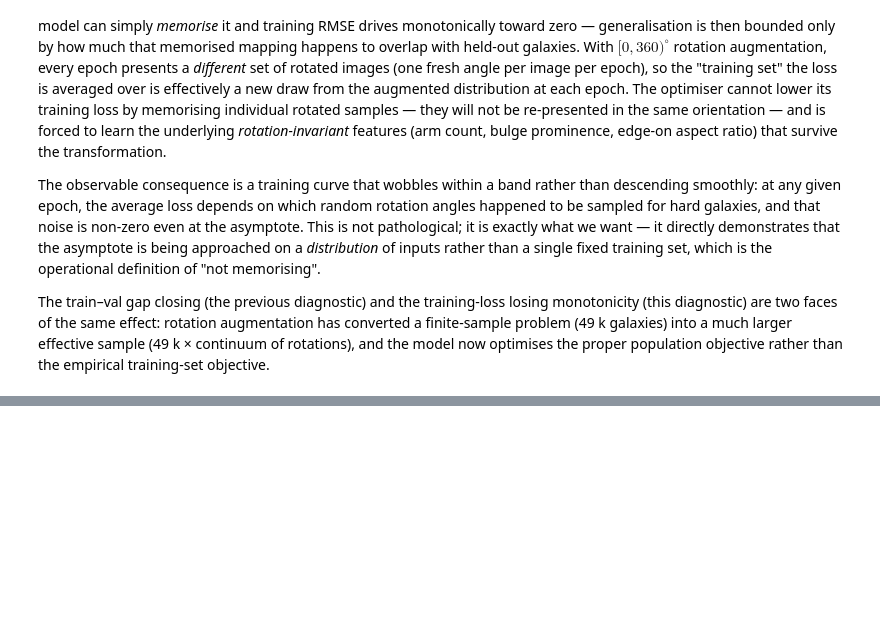
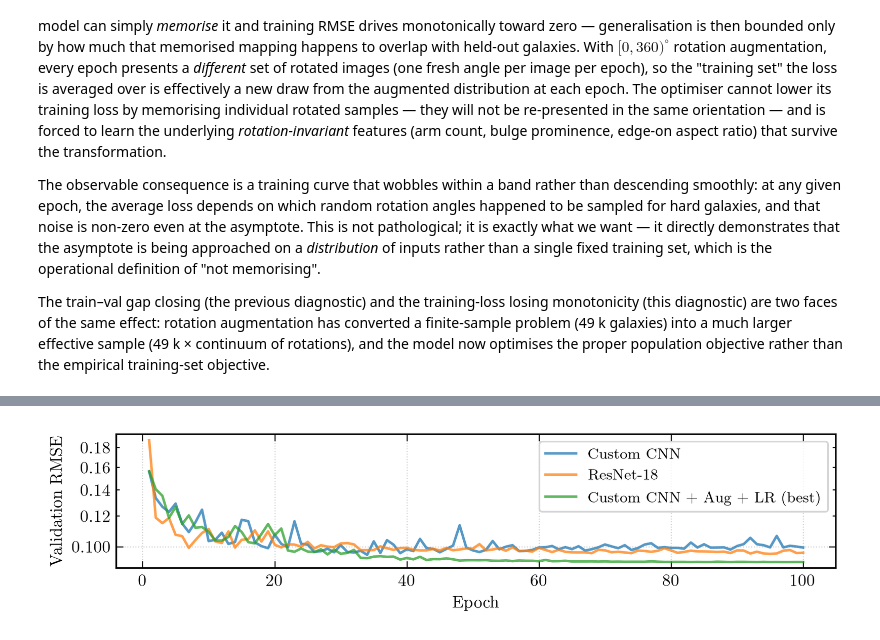
Before and after one commit to raw-asparagus/ay-128, a Jupyter notebook: labs/03/05b-augmentation.ipynb, the cells around one changed output, grey strips where cells are left out. Cells and saved outputs as stored; diff of their text form; code cells hidden in the pictures; blank space fills up the shorter version.

Commit message:
[LAB04] Update report

```diff
--- a/labs/03/05b-augmentation.ipynb
+++ b/labs/03/05b-augmentation.ipynb
@@ -291,0 +296,20 @@ The train–val gap closing (the previous diagnostic) and the training-loss losi
+# %%
+# Task 23 deliverable: validation-loss curves for the three required models.
+# The plotter saves to report/figures/fig_model_comparison.pdf — overwritten
+# by NB 06 with the 4-curve extended version if both are run; whichever ran
+# last is the file the report uses.
+ax = plotters.plot_model_comparison(
+    names=[
+        "Custom CNN",
+        "ResNet-18",
+        f"{BEST_MODEL_NAME} + Aug + LR (best)",
+    ],
+    val_losses_list=[
+        custom_data["val_losses"],
+        resnet_data["val_losses"],
+        aug_result.val_losses,
+    ],
+)
+plt.show()
+# %% [output]
+[figure, added]
```
Also changed, not shown: parts of 1 cell of this notebook, 34 other files.
